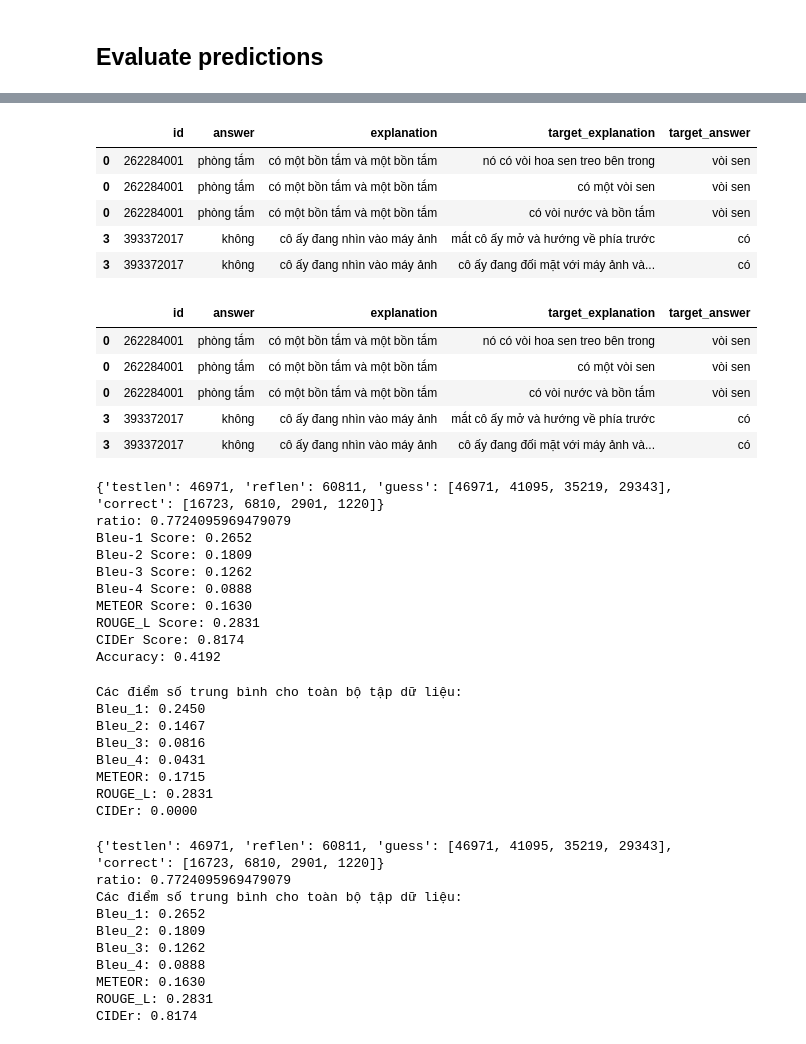
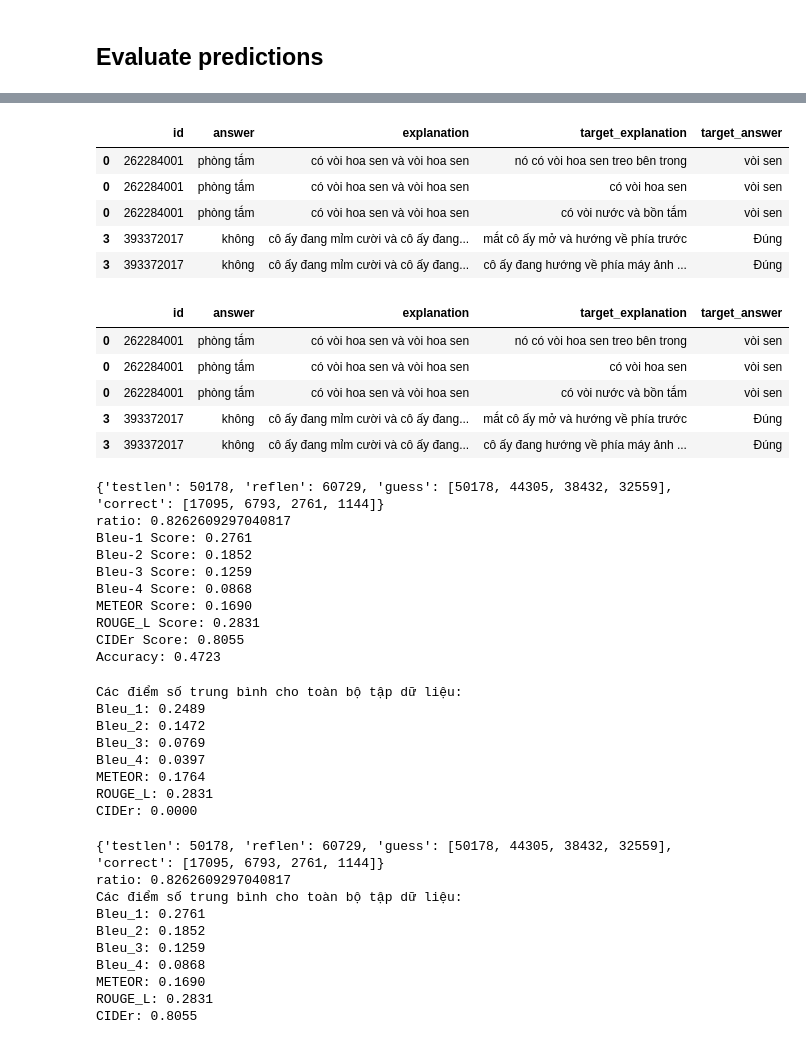
Before and after one commit to wjnwjn59/ViCLEVR-X, a Jupyter notebook: data_processing/notebook.ipynb, the cells around one changed output, grey strips where cells are left out. Cells and saved outputs as stored; diff of their text form; code cells hidden in the pictures.

```diff
--- a/data_processing/notebook.ipynb
+++ b/data_processing/notebook.ipynb
@@ -531,7 +531,7 @@ def encode_bpe(text, bpe):
     return encoded_tokens
 
 # Đọc file JSON
-test_predict_file = '/home/VLAI/binhdt/OFA-X/results/eval_test/test_predict.json'
+test_predict_file = '/home/VLAI/binhdt/OFA-X/results/bz_32_0.4161/test_predict.json'
 with open(test_predict_file, 'r', encoding='utf-8') as f:
     test_predict = json.load(f)
 
@@ -584,43 +591,43 @@ test_df = pd.read_csv(test_file, sep='\t', header=None, names=['question_id', 'i
 import json
 import os
 import pandas as pd
-test_predict_file = '/home/VLAI/binhdt/OFA-X/results/eval_test/test_predict.json'
+test_predict_file = '/home/VLAI/binhdt/OFA-X/results/bz_32_0.4161/test_predict.json'
 with open(test_predict_file, 'r', encoding='utf-8') as f:
     test_predict = json.load(f)
 
 predict_df = pd.DataFrame(test_predict)
 predict_df.drop(columns=['target_explanation'], inplace=True)
 grouped_target = test_df[['question_id', 'explanation']].groupby('question_id')['explanation'].apply(list).reset_index()
 
 # Chuyển 'question_id' thành 'id' để có thể merge với 'predict_df'
 grouped_target = grouped_target.rename(columns={'question_id': 'id'})
 
 # Convert 'id' columns to the same data type
 grouped_target['id'] = grouped_target['id'].astype(str)
 predict_df['id'] = predict_df['id'].astype(str)
 
 # Merge các câu giải thích từ test.tsv vào prediction df
 merged_df = pd.merge(predict_df, grouped_target, how='left', on='id')
 
 # "Explode" cột 'target_explanation' để mỗi hàng chỉ chứa một giải thích
 merged_df = merged_df.explode('explanation_y')
 
 # Đặt lại tên cột để cột 'explanation_y' trở thành 'target_explanation'
 merged_df = merged_df.rename(columns={'explanation_y': 'target_explanation'})
 merged_df = merged_df.rename(columns={'explanation_x': 'explanation'})
 merged_df['explanation'] = merged_df['explanation'].apply(lambda x: x.lstrip("vì "))
 # target_answer
 merged_df['target_answer'] = test_df['conf|!+answer'].apply(lambda x: x.split('|!+')[1])
 # drop duplicate
 merged_df = merged_df.drop_duplicates(subset=['id', 'answer', 'explanation', 'target_explanation'])
 merged_df.head()
 # %% [output]
 |  | id | answer | explanation | target_explanation | target_answer |
-| 0 | 262284001 | phòng tắm | có một bồn tắm và một bồn tắm | nó có vòi hoa sen treo bên trong | vòi sen |
-| 0 | 262284001 | phòng tắm | có một bồn tắm và một bồn tắm | có một vòi sen | vòi sen |
-| 0 | 262284001 | phòng tắm | có một bồn tắm và một bồn tắm | có vòi nước và bồn tắm | vòi sen |
-| 3 | 393372017 | không | cô ấy đang nhìn vào máy ảnh | mắt cô ấy mở và hướng về phía trước | có |
-| 3 | 393372017 | không | cô ấy đang nhìn vào máy ảnh | cô ấy đang đối mặt với máy ảnh và... | có |
+| 0 | 262284001 | phòng tắm | có vòi hoa sen và vòi hoa sen | nó có vòi hoa sen treo bên trong | vòi sen |
+| 0 | 262284001 | phòng tắm | có vòi hoa sen và vòi hoa sen | có vòi hoa sen | vòi sen |
+| 0 | 262284001 | phòng tắm | có vòi hoa sen và vòi hoa sen | có vòi nước và bồn tắm | vòi sen |
+| 3 | 393372017 | không | cô ấy đang mỉm cười và cô ấy đang... | mắt cô ấy mở và hướng về phía trước | Đúng |
+| 3 | 393372017 | không | cô ấy đang mỉm cười và cô ấy đang... | cô ấy đang hướng về phía máy ảnh ... | Đúng |
 # %%
 import regex as re
 def clean(st):
@@ -635,11 +642,11 @@ merged_df['target_answer'] = merged_df['target_answer'].apply(lambda x: clean(x)
 merged_df.head()
 # %% [output]
 |  | id | answer | explanation | target_explanation | target_answer |
-| 0 | 262284001 | phòng tắm | có một bồn tắm và một bồn tắm | nó có vòi hoa sen treo bên trong | vòi sen |
-| 0 | 262284001 | phòng tắm | có một bồn tắm và một bồn tắm | có một vòi sen | vòi sen |
-| 0 | 262284001 | phòng tắm | có một bồn tắm và một bồn tắm | có vòi nước và bồn tắm | vòi sen |
-| 3 | 393372017 | không | cô ấy đang nhìn vào máy ảnh | mắt cô ấy mở và hướng về phía trước | có |
-| 3 | 393372017 | không | cô ấy đang nhìn vào máy ảnh | cô ấy đang đối mặt với máy ảnh và... | có |
+| 0 | 262284001 | phòng tắm | có vòi hoa sen và vòi hoa sen | nó có vòi hoa sen treo bên trong | vòi sen |
+| 0 | 262284001 | phòng tắm | có vòi hoa sen và vòi hoa sen | có vòi hoa sen | vòi sen |
+| 0 | 262284001 | phòng tắm | có vòi hoa sen và vòi hoa sen | có vòi nước và bồn tắm | vòi sen |
+| 3 | 393372017 | không | cô ấy đang mỉm cười và cô ấy đang... | mắt cô ấy mở và hướng về phía trước | Đúng |
+| 3 | 393372017 | không | cô ấy đang mỉm cười và cô ấy đang... | cô ấy đang hướng về phía máy ảnh ... | Đúng |
 # %%
 from pycocoevalcap.bleu.bleu import Bleu
 from pycocoevalcap.meteor.meteor import Meteor
@@ -677,16 +684,16 @@ print(f"CIDEr Score: {cider_score:.4f}")
 accuracy = (merged_df['target_answer'] == merged_df['answer']).mean()
 print(f"Accuracy: {accuracy:.4f}")
 # %% [output]
-{'testlen': 46971, 'reflen': 60811, 'guess': [46971, 41095, 35219, 29343], 'correct': [16723, 6810, 2901, 1220]}
-ratio: 0.7724095969479079
-Bleu-1 Score: 0.2652
-Bleu-2 Score: 0.1809
-Bleu-3 Score: 0.1262
-Bleu-4 Score: 0.0888
-METEOR Score: 0.1630
+{'testlen': 50178, 'reflen': 60729, 'guess': [50178, 44305, 38432, 32559], 'correct': [17095, 6793, 2761, 1144]}
+ratio: 0.8262609297040817
+Bleu-1 Score: 0.2761
+Bleu-2 Score: 0.1852
+Bleu-3 Score: 0.1259
+Bleu-4 Score: 0.0868
+METEOR Score: 0.1690
 ROUGE_L Score: 0.2831
-CIDEr Score: 0.8174
-Accuracy: 0.4192
+CIDEr Score: 0.8055
+Accuracy: 0.4723
 # %%
 from nlgeval import NLGEval
 import numpy as np
@@ -745,11 +752,11 @@ for metric, score in scores.items():
     print(f"{metric}: {score:.4f}")
 # %% [output]
 Các điểm số trung bình cho toàn bộ tập dữ liệu:
-Bleu_1: 0.2450
-Bleu_2: 0.1467
-Bleu_3: 0.0816
-Bleu_4: 0.0431
-METEOR: 0.1715
+Bleu_1: 0.2489
+Bleu_2: 0.1472
+Bleu_3: 0.0769
+Bleu_4: 0.0397
+METEOR: 0.1764
 ROUGE_L: 0.2831
 CIDEr: 0.0000
 # %%
@@ -807,13 +814,13 @@ print("Các điểm số trung bình cho toàn bộ tập dữ liệu:")
 for metric, score in scores.items():
     print(f"{metric}: {score:.4f}")
 # %% [output]
-{'testlen': 46971, 'reflen': 60811, 'guess': [46971, 41095, 35219, 29343], 'correct': [16723, 6810, 2901, 1220]}
-ratio: 0.7724095969479079
+{'testlen': 50178, 'reflen': 60729, 'guess': [50178, 44305, 38432, 32559], 'correct': [17095, 6793, 2761, 1144]}
+ratio: 0.8262609297040817
 Các điểm số trung bình cho toàn bộ tập dữ liệu:
-Bleu_1: 0.2652
-Bleu_2: 0.1809
-Bleu_3: 0.1262
-Bleu_4: 0.0888
-METEOR: 0.1630
+Bleu_1: 0.2761
+Bleu_2: 0.1852
+Bleu_3: 0.1259
+Bleu_4: 0.0868
+METEOR: 0.1690
 ROUGE_L: 0.2831
-CIDEr: 0.8174
+CIDEr: 0.8055
```
Also changed, not shown: parts of 2 cells of this notebook, 1 other file.
